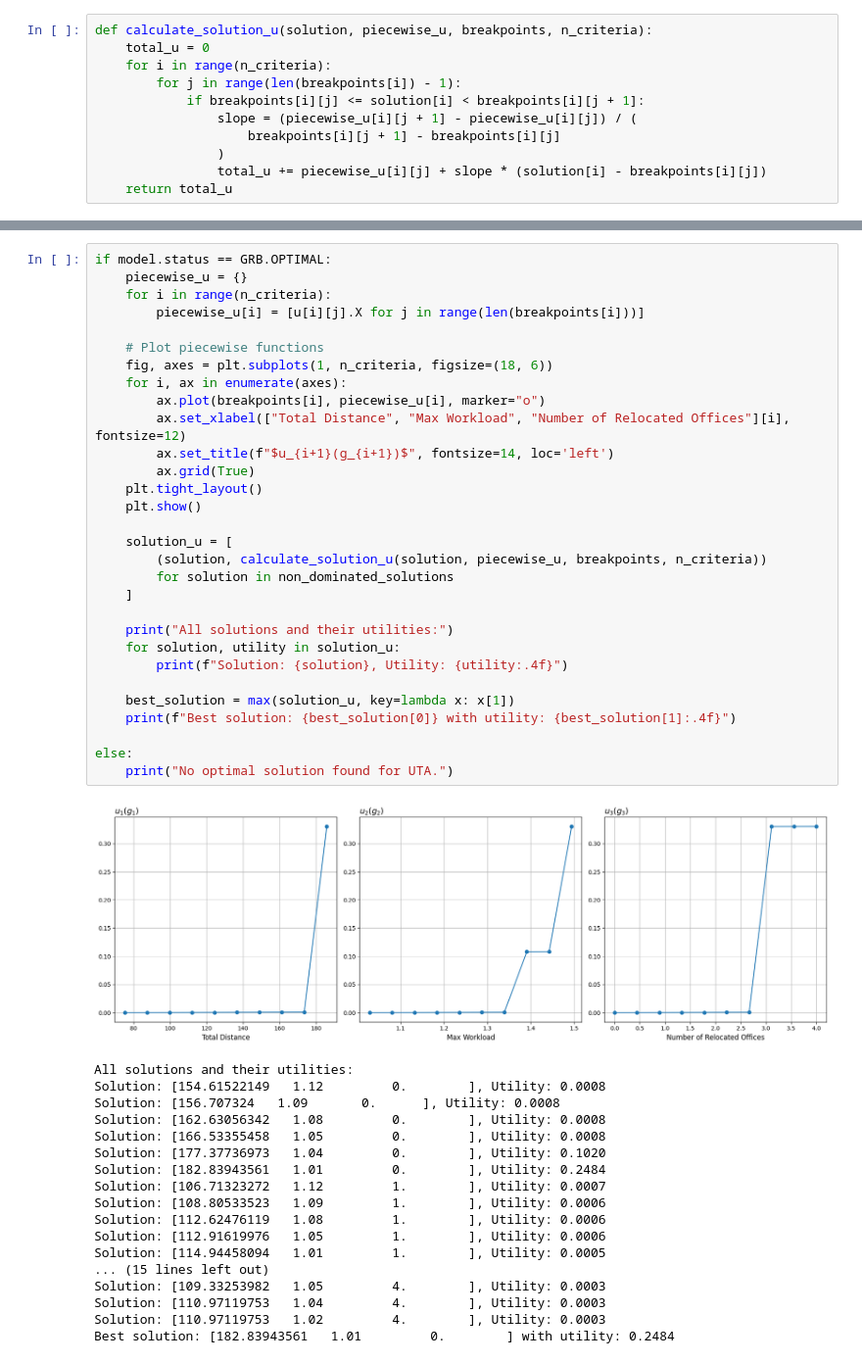
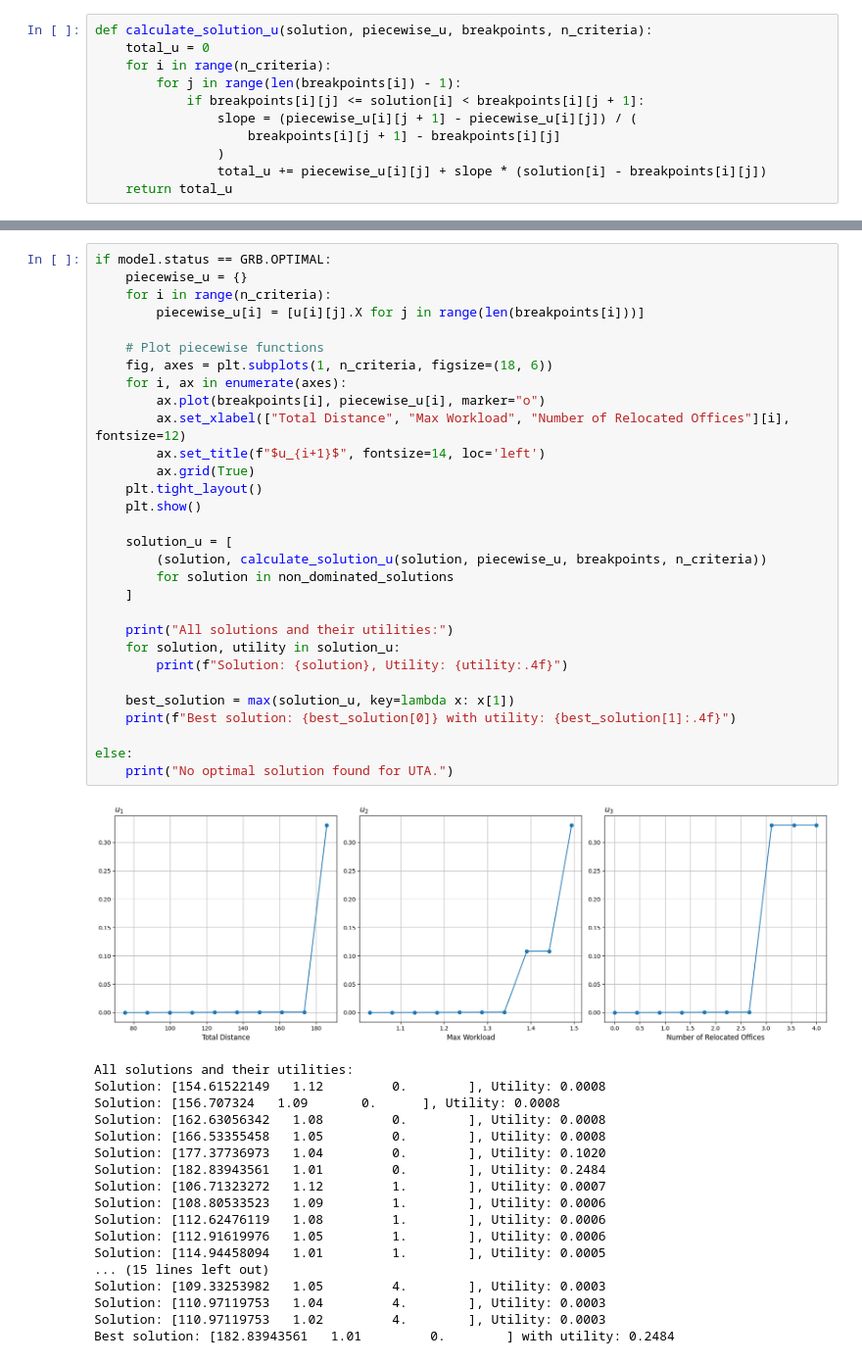
Before and after one commit to AncientPatata/sdp_project, a Jupyter notebook: step_4.ipynb, the cells around one changed output, grey strips where cells are left out. Shown at 98% size. Saved outputs shown, nothing was run; the diff lists cells and outputs as text.

```diff
--- a/step_4.ipynb
+++ b/step_4.ipynb
@@ -144,35 +189,35 @@ Optimal objective  9.882807106e-02
 # %%
 if model.status == GRB.OPTIMAL:
     piecewise_u = {}
     for i in range(n_criteria):
         piecewise_u[i] = [u[i][j].X for j in range(len(breakpoints[i]))]
 
     # Plot piecewise functions
     fig, axes = plt.subplots(1, n_criteria, figsize=(18, 6))
     for i, ax in enumerate(axes):
         ax.plot(breakpoints[i], piecewise_u[i], marker="o")
         ax.set_xlabel(["Total Distance", "Max Workload", "Number of Relocated Offices"][i], fontsize=12)
-        ax.set_title(f"$u_{i+1}(g_{i+1})$", fontsize=14, loc='left')
+        ax.set_title(f"$u_{i+1}$", fontsize=14, loc='left')
         ax.grid(True)
     plt.tight_layout()
     plt.show()
 
     solution_u = [
         (solution, calculate_solution_u(solution, piecewise_u, breakpoints, n_criteria))
         for solution in non_dominated_solutions
     ]
 
     print("All solutions and their utilities:")
     for solution, utility in solution_u:
         print(f"Solution: {solution}, Utility: {utility:.4f}")
 
     best_solution = max(solution_u, key=lambda x: x[1])
     print(f"Best solution: {best_solution[0]} with utility: {best_solution[1]:.4f}")
 
 else:
     print("No optimal solution found for UTA.")
 # %% [output]
-[figure, old version]
+[figure, new version]
 All solutions and their utilities:
 Solution: [154.61522149   1.12         0.        ], Utility: 0.0008
 Solution: [156.707324   1.09       0.      ], Utility: 0.0008
```
Also changed, not shown: parts of 4 cells of this notebook.
